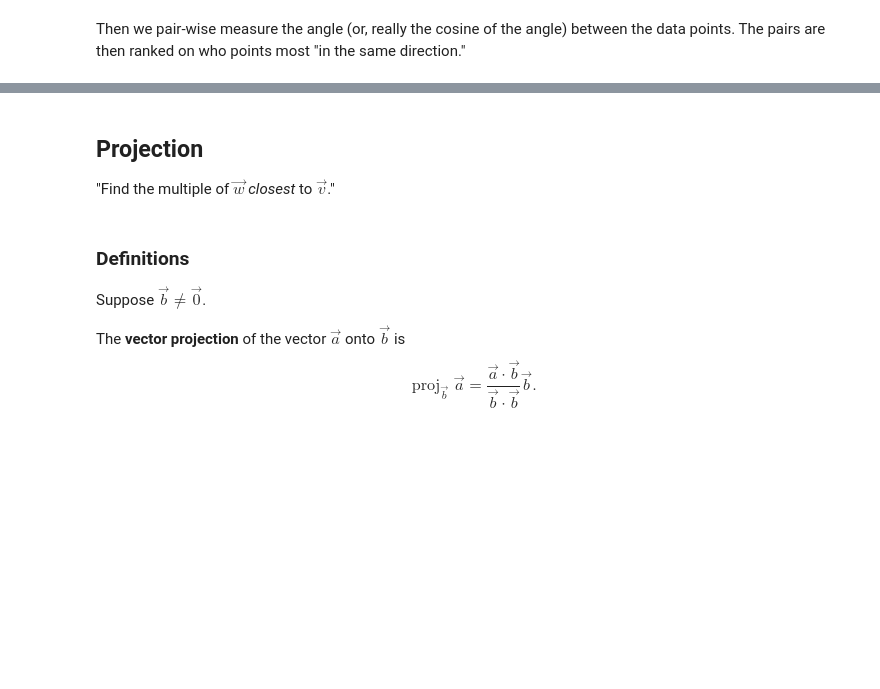
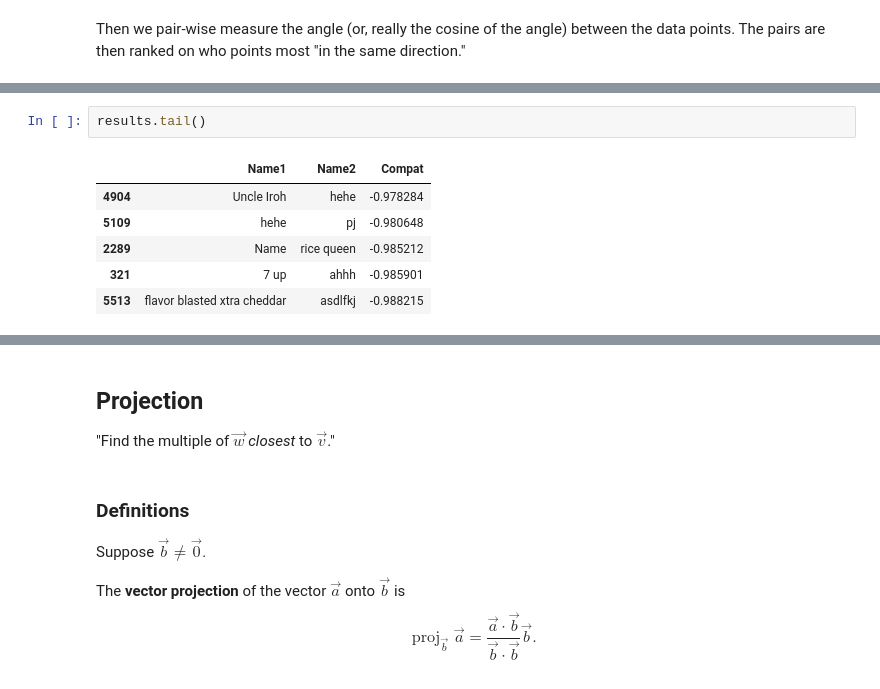
Before and after one commit to drewyoungren/mvc-f20, a Jupyter notebook: lec/mvc-L03.ipynb, the cells around one changed output, grey strips where cells are left out. Saved outputs shown, nothing was run; the diff lists cells and outputs as text; blank space fills up the shorter version.

```diff
--- a/lec/mvc-L03.ipynb
+++ b/lec/mvc-L03.ipynb
@@ -99,2 +107,11 @@ results
+# %%
+results.tail()
+# %% [output]
+|  | Name1 | Name2 | Compat |
+| 4904 | Uncle Iroh | hehe | -0.978284 |
+| 5109 | hehe | pj | -0.980648 |
+| 2289 | Name | rice queen | -0.985212 |
+| 321 | 7 up | ahhh | -0.985901 |
+| 5513 | flavor blasted xtra cheddar | asdlfkj | -0.988215 |
 # %%
 ## Filter on a particular name here.
```
Also changed, not shown: parts of 17 cells of this notebook, 3 other files.
